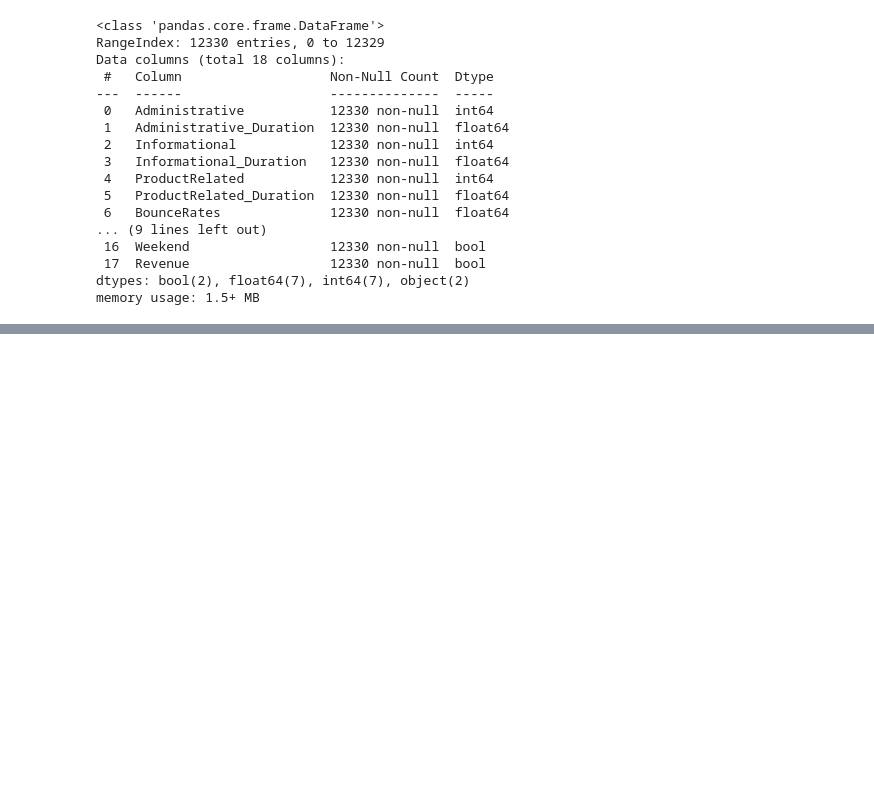
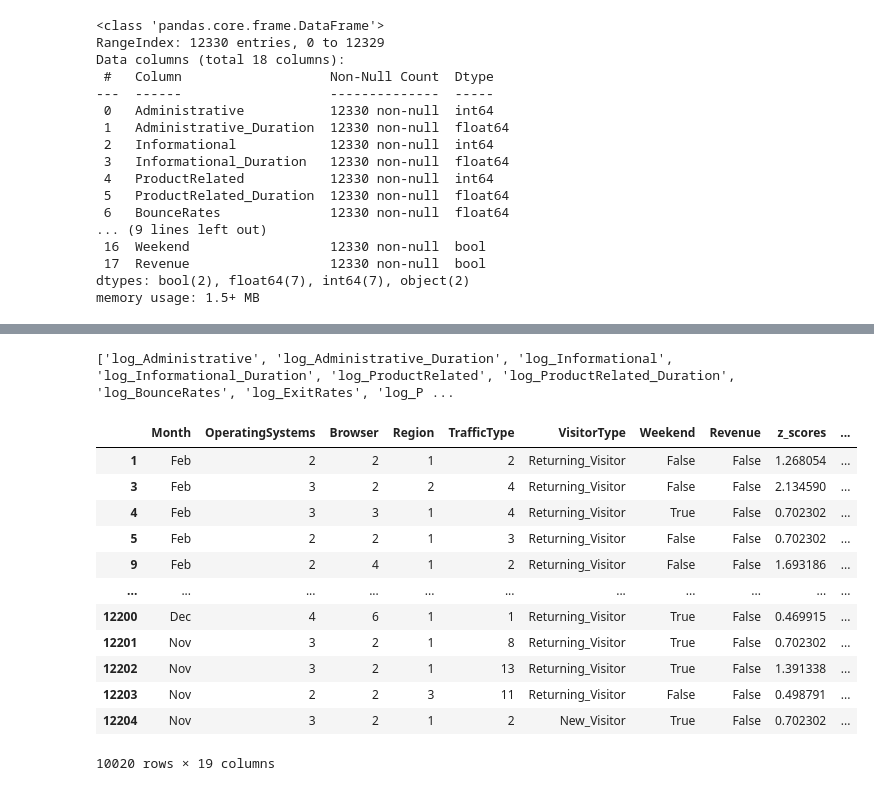
Before and after one commit to rahmars18/FinalProject, a Jupyter notebook: Pre_Processing.ipynb, the cells around one changed output, grey strips where cells are left out. Drawn from its saved outputs; the diff is of its cells as text; code cells hidden in the pictures; blank space fills up the shorter version.

```diff
--- a/Pre_Processing.ipynb
+++ b/Pre_Processing.ipynb
@@ -40,0 +285,26 @@ memory usage: 1.5+ MB
+# %%
+nums_log = []
+for col in nums:
+    log_name_colum = 'log_' + col
+    nums_log.append(log_name_colum)
+    # print(log_name_colum)
+    df_ol_shop_2_log_transformation[log_name_colum] = np.log(df_ol_shop_2_log_transformation[col])
+    df_ol_shop_2_log_transformation = df_ol_shop_2_log_transformation.drop(columns=col)
+
+print(nums_log)
+df_ol_shop_2_log_transformation
+# %% [output]
+['log_Administrative', 'log_Administrative_Duration', 'log_Informational', 'log_Informational_Duration', 'log_ProductRelated', 'log_ProductRelated_Duration', 'log_BounceRates', 'log_ExitRates', 'log_P ...
+|  | Month | OperatingSystems | Browser | Region | TrafficType | VisitorType | Weekend | Revenue | z_scores | ... |
+| 1 | Feb | 2 | 2 | 1 | 2 | Returning_Visitor | False | False | 1.268054 | ... |
+| 3 | Feb | 3 | 2 | 2 | 4 | Returning_Visitor | False | False | 2.134590 | ... |
+| 4 | Feb | 3 | 3 | 1 | 4 | Returning_Visitor | True | False | 0.702302 | ... |
+| 5 | Feb | 2 | 2 | 1 | 3 | Returning_Visitor | False | False | 0.702302 | ... |
+| 9 | Feb | 2 | 4 | 1 | 2 | Returning_Visitor | False | False | 1.693186 | ... |
+| ... | ... | ... | ... | ... | ... | ... | ... | ... | ... | ... |
+| 12200 | Dec | 4 | 6 | 1 | 1 | Returning_Visitor | True | False | 0.469915 | ... |
+| 12201 | Nov | 3 | 2 | 1 | 8 | Returning_Visitor | True | False | 0.702302 | ... |
+| 12202 | Nov | 3 | 2 | 1 | 13 | Returning_Visitor | True | False | 1.391338 | ... |
+| 12203 | Nov | 2 | 2 | 3 | 11 | Returning_Visitor | False | False | 0.498791 | ... |
+| 12204 | Nov | 3 | 2 | 1 | 2 | New_Visitor | True | False | 0.702302 | ... |
+10020 rows × 19 columns
```
Also changed, not shown: parts of 37 cells of this notebook.
